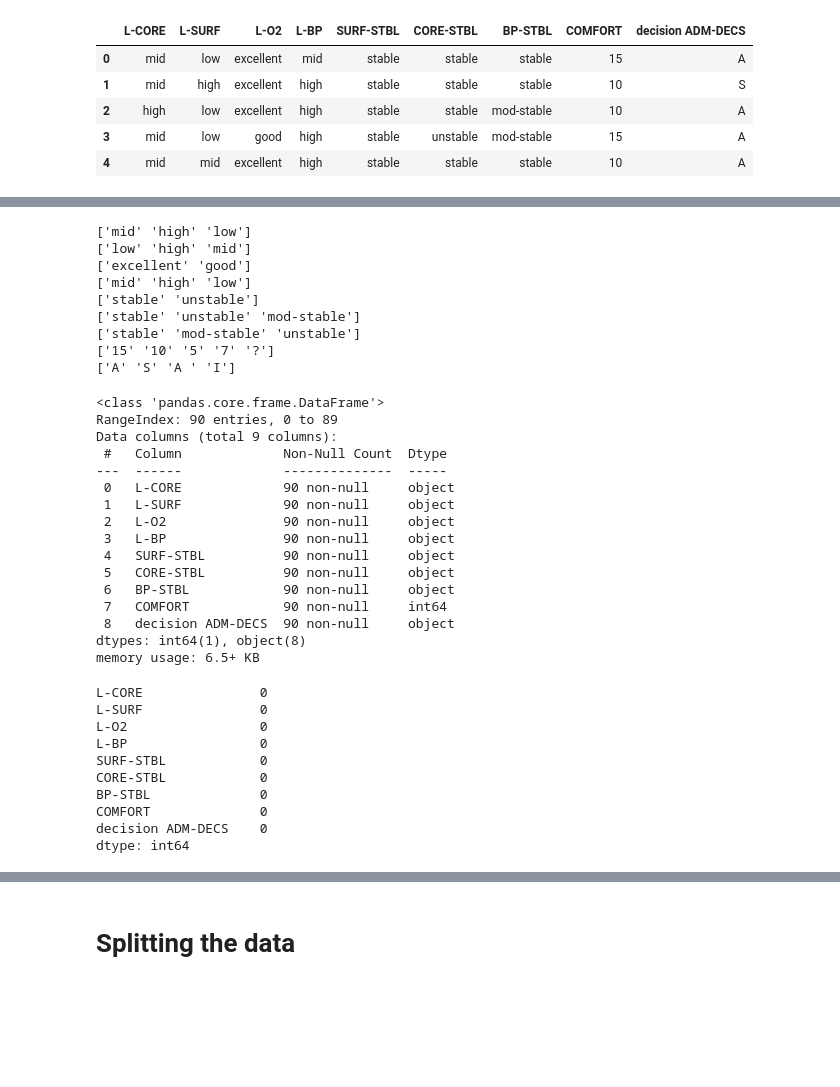
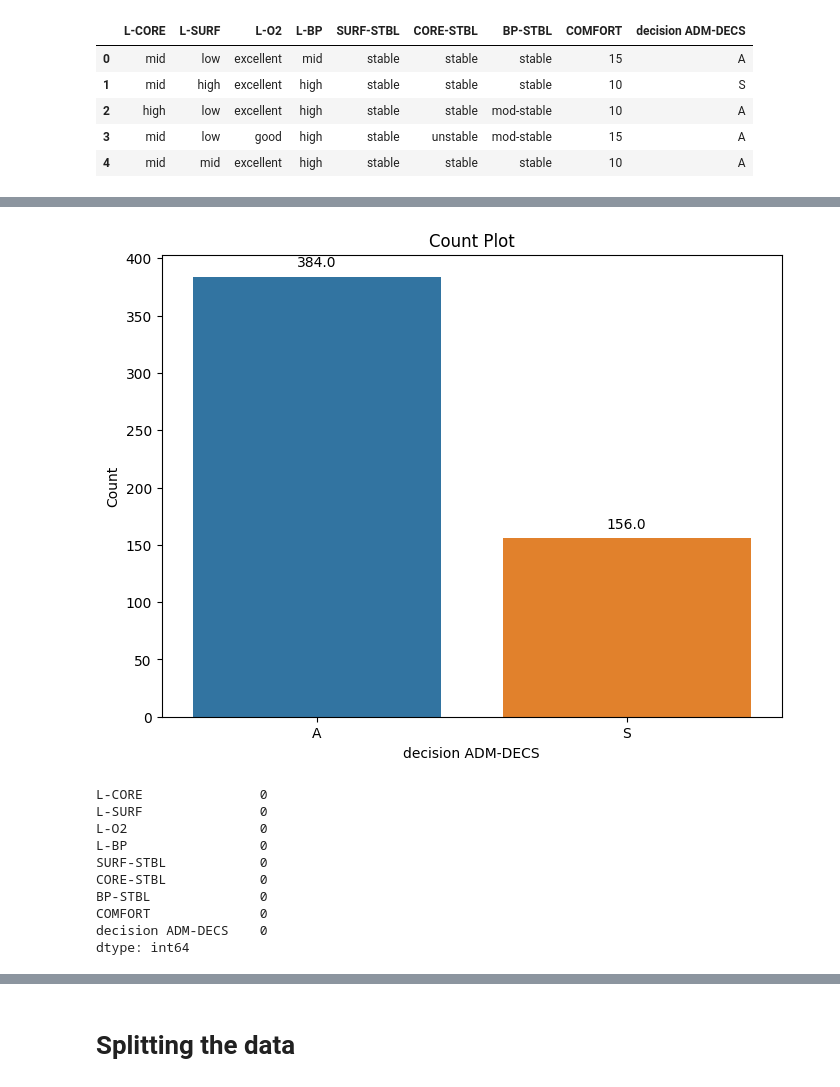
Before and after one commit to rakeshkandhi/Predicting_surgery_outcome, a Jupyter notebook: notebooks/Binary_classification.ipynb, the cells around one changed output, grey strips where cells are left out. Cells and saved outputs as stored; diff of their text form; code cells hidden in the pictures; blank space fills up the shorter version.

```diff
--- a/notebooks/Binary_classification.ipynb
+++ b/notebooks/Binary_classification.ipynb
@@ -64,13 +72,22 @@ memory usage: 6.5+ KB
 # %%
-for i in df.columns:
-    print(df[i].unique())
+# Create a count plot for the label column
+plt.figure(figsize=(8, 6))
+ax = sns.countplot(data=df, x="decision ADM-DECS")
+plt.xlabel("decision ADM-DECS")
+plt.ylabel("Count")
+plt.title("Count Plot")
+
+# Annotate bars with counts
+for p in ax.patches:
+    ax.annotate(
+        f"{p.get_height()}",
+        (p.get_x() + p.get_width() / 2.0, p.get_height()),
+        ha="center",
+        va="center",
+        xytext=(0, 10),
+        textcoords="offset points",
+    )
+
+plt.show()
 # %% [output]
-['mid' 'high' 'low']
-['low' 'high' 'mid']
-['excellent' 'good']
-['mid' 'high' 'low']
-['stable' 'unstable']
-['stable' 'unstable' 'mod-stable']
-['stable' 'mod-stable' 'unstable']
-['15' '10' '5' '7' '?']
-['A' 'S' 'A ' 'I']
+[figure, added]
@@ -81,32 +94,14 @@ df["COMFORT"] = pd.to_numeric(df["COMFORT"])
 # %%
-df.info()
+# checking null values
+df.isnull().sum()
 # %% [output]
-<class 'pandas.core.frame.DataFrame'>
-RangeIndex: 90 entries, 0 to 89
-Data columns (total 9 columns):
- #   Column             Non-Null Count  Dtype
----  ------             --------------  -----
- 0   L-CORE             90 non-null     object
- 1   L-SURF             90 non-null     object
- 2   L-O2               90 non-null     object
- 3   L-BP               90 non-null     object
- 4   SURF-STBL          90 non-null     object
- 5   CORE-STBL          90 non-null     object
- 6   BP-STBL            90 non-null     object
- 7   COMFORT            90 non-null     int64
- 8   decision ADM-DECS  90 non-null     object
-dtypes: int64(1), object(8)
-memory usage: 6.5+ KB
+L-CORE               0
+L-SURF               0
+L-O2                 0
+L-BP                 0
+SURF-STBL            0
+CORE-STBL            0
+BP-STBL              0
+COMFORT              0
+decision ADM-DECS    0
+dtype: int64
-# %%
-df.isnull().sum()
-# %% [output]
-L-CORE               0
-L-SURF               0
-L-O2                 0
-L-BP                 0
-SURF-STBL            0
-CORE-STBL            0
-BP-STBL              0
-COMFORT              0
-decision ADM-DECS    0
-dtype: int64
```
Also changed, not shown: parts of 21 cells of this notebook, 1 other file.
